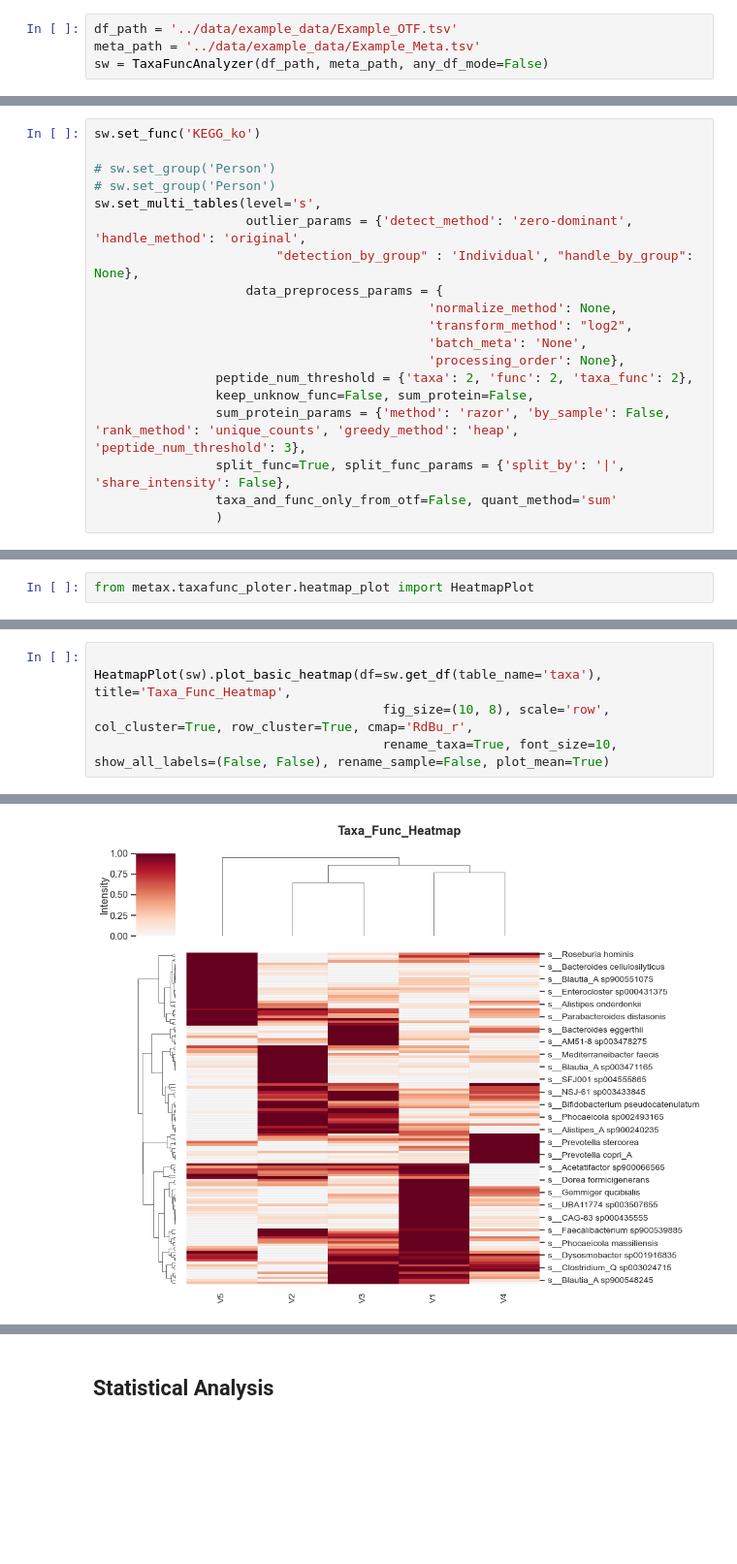
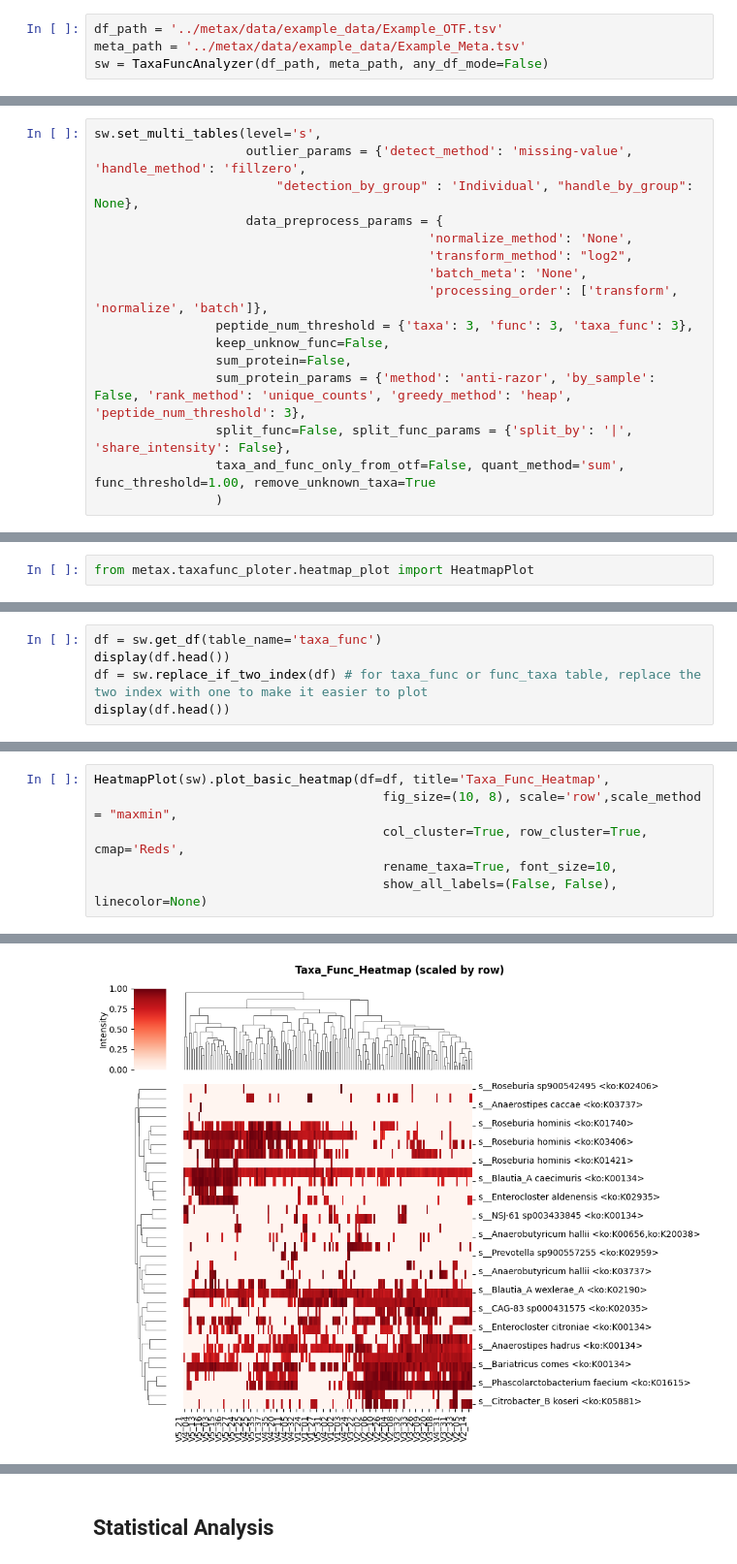
Before and after one commit to byemaxx/MetaX, a Jupyter notebook: Docs/example.ipynb, the cells around one changed output, grey strips where cells are left out. Shown at 97% size. Drawn from its saved outputs; the diff is of its cells as text; blank space fills up the shorter version.

```diff
--- a/Docs/example.ipynb
+++ b/Docs/example.ipynb
@@ -22,7 +22,7 @@ from metax.taxafunc_analyzer.analyzer import TaxaFuncAnalyzer
 # %% [markdown]
 Create a new OTF object.
 # %%
-df_path = '../data/example_data/Example_OTF.tsv'
-meta_path = '../data/example_data/Example_Meta.tsv'
+df_path = '../metax/data/example_data/Example_OTF.tsv'
+meta_path = '../metax/data/example_data/Example_Meta.tsv'
 sw = TaxaFuncAnalyzer(df_path, meta_path, any_df_mode=False)
 # %% [output]
@@ -52,20 +134,17 @@ Parameters:
 # %%
-sw.set_func('KEGG_ko')
-
-# sw.set_group('Person')
-# sw.set_group('Person')
 sw.set_multi_tables(level='s',
-                    outlier_params = {'detect_method': 'zero-dominant', 'handle_method': 'original',
+                    outlier_params = {'detect_method': 'missing-value', 'handle_method': 'fillzero',
                         "detection_by_group" : 'Individual', "handle_by_group": None},
                     data_preprocess_params = {
-                                            'normalize_method': None,
+                                            'normalize_method': 'None',
                                             'transform_method': "log2",
                                             'batch_meta': 'None',
-                                            'processing_order': None},
-                peptide_num_threshold = {'taxa': 2, 'func': 2, 'taxa_func': 2},
-                keep_unknow_func=False, sum_protein=False,
-                sum_protein_params = {'method': 'razor', 'by_sample': False, 'rank_method': 'unique_counts', 'greedy_method': 'heap', 'peptide_num_threshold': 3},
-                split_func=True, split_func_params = {'split_by': '|', 'share_intensity': False},
-                taxa_and_func_only_from_otf=False, quant_method='sum'
+                                            'processing_order': ['transform', 'normalize', 'batch']},
+                peptide_num_threshold = {'taxa': 3, 'func': 3, 'taxa_func': 3},
+                keep_unknow_func=False,
+                sum_protein=False,
+                sum_protein_params = {'method': 'anti-razor', 'by_sample': False, 'rank_method': 'unique_counts', 'greedy_method': 'heap', 'peptide_num_threshold': 3},
+                split_func=False, split_func_params = {'split_by': '|', 'share_intensity': False},
+                taxa_and_func_only_from_otf=False, quant_method='sum', func_threshold=1.00, remove_unknown_taxa=True
                 )
 # %% [output]
@@ -257,0 +377,5 @@ from metax.taxafunc_ploter.heatmap_plot import HeatmapPlot
+# %%
+df = sw.get_df(table_name='taxa_func')
+display(df.head())
+df = sw.replace_if_two_index(df) # for taxa_func or func_taxa table, replace the two index with one to make it easier to plot
+display(df.head())
@@ -258,6 +399,7 @@ from metax.taxafunc_ploter.heatmap_plot import HeatmapPlot
 # %%
-
-HeatmapPlot(sw).plot_basic_heatmap(df=sw.get_df(table_name='taxa'), title='Taxa_Func_Heatmap',
-                                      fig_size=(10, 8), scale='row', col_cluster=True, row_cluster=True, cmap='RdBu_r',
-                                      rename_taxa=True, font_size=10, show_all_labels=(False, False), rename_sample=False, plot_mean=True)
+HeatmapPlot(sw).plot_basic_heatmap(df=df, title='Taxa_Func_Heatmap',
+                                      fig_size=(10, 8), scale='row',scale_method = "maxmin",
+                                      col_cluster=True, row_cluster=True, cmap='Reds',
+                                      rename_taxa=True, font_size=10,
+                                      show_all_labels=(False, False), linecolor=None)
 # %% [output]
@@ -266,4 +407,4 @@ samples used: ['V1_01', 'V1_02', 'V1_03', 'V1_04', 'V1_05', 'V1_06', 'V1_07', 'V
-[figure, old version]
+[figure, new version]
 <seaborn.matrix.ClusterGrid at 0x...>
 # %% [markdown]
 ## Statistical Analysis
```
Also changed, not shown: parts of 39 cells of this notebook.
